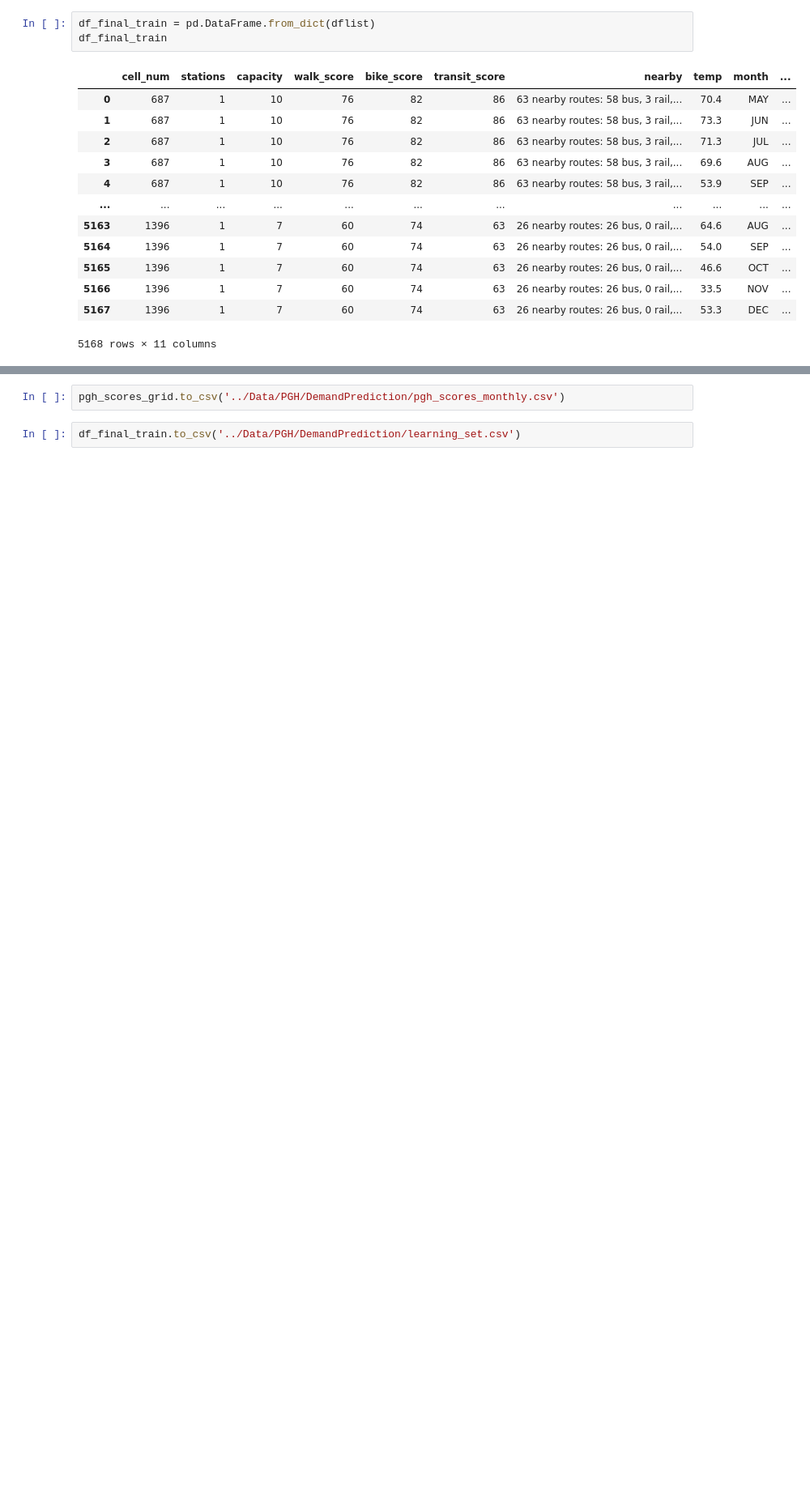
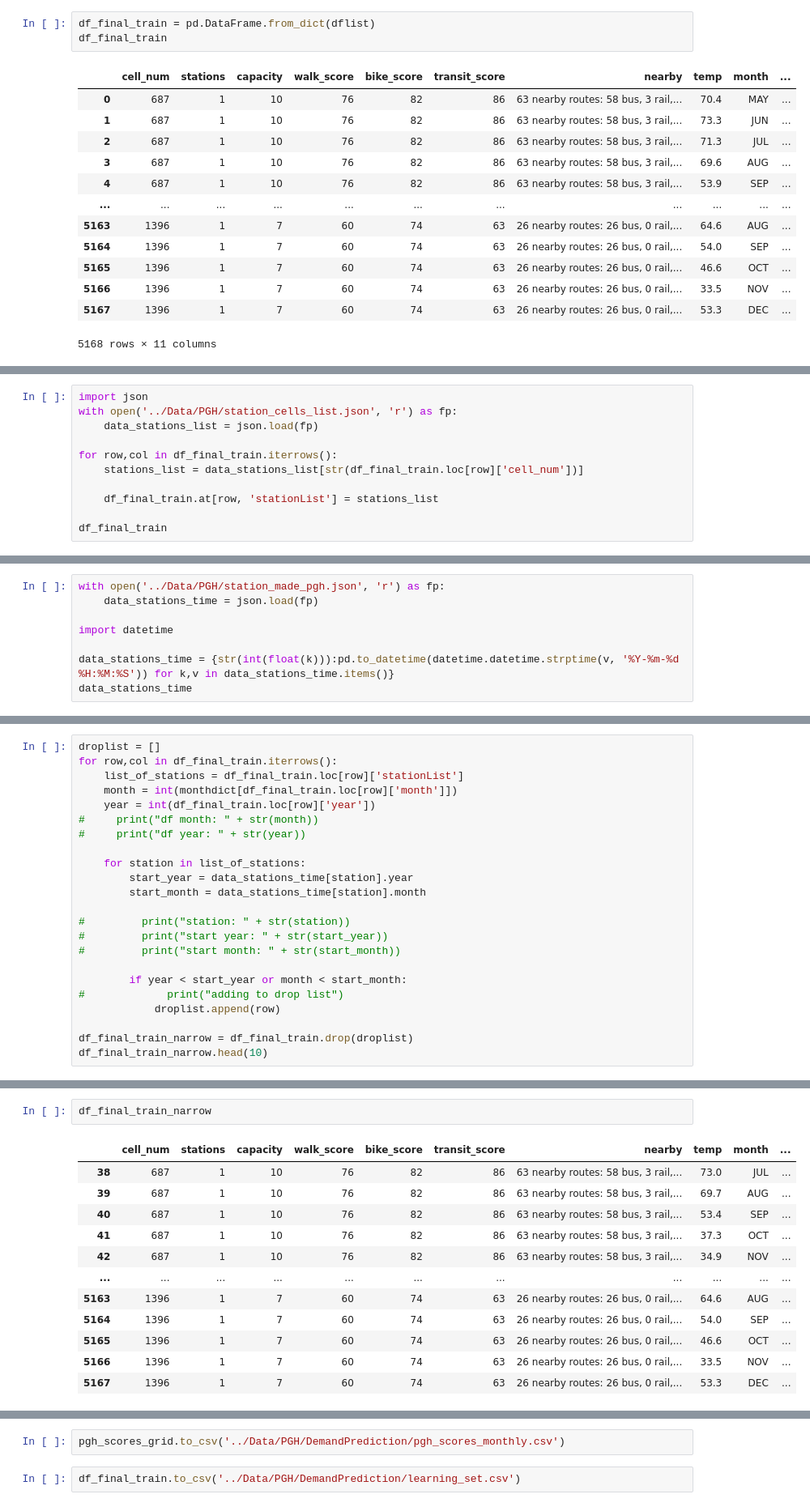
Before and after one commit to katelyn98/HealthyRide-Mapping, a Jupyter notebook: Notebooks/PGH ML DataSet.ipynb, the cells around one changed output, grey strips where cells are left out. Shown at 81% size. Cells and saved outputs as stored; diff of their text form; blank space fills up the shorter version.

Commit message:
fixing training set

```diff
--- a/Notebooks/PGH ML DataSet.ipynb
+++ b/Notebooks/PGH ML DataSet.ipynb
@@ -611,0 +634,11 @@ df_final_train
+# %%
+import json
+with open('../Data/PGH/station_cells_list.json', 'r') as fp:
+    data_stations_list = json.load(fp)
+
+for row,col in df_final_train.iterrows():
+    stations_list = data_stations_list[str(df_final_train.loc[row]['cell_num'])]
+
+    df_final_train.at[row, 'stationList'] = stations_list
+
+df_final_train
@@ -611,0 +659,8 @@ df_final_train
+# %%
+with open('../Data/PGH/station_made_pgh.json', 'r') as fp:
+    data_stations_time = json.load(fp)
+
+import datetime
+
+data_stations_time = {str(int(float(k))):pd.to_datetime(datetime.datetime.strptime(v, '%Y-%m-%d %H:%M:%S')) for k,v in data_stations_time.items()}
+data_stations_time
@@ -611,0 +693,23 @@ df_final_train
+# %%
+droplist = []
+for row,col in df_final_train.iterrows():
+    list_of_stations = df_final_train.loc[row]['stationList']
+    month = int(monthdict[df_final_train.loc[row]['month']])
+    year = int(df_final_train.loc[row]['year'])
+#     print("df month: " + str(month))
+#     print("df year: " + str(year))
+
+    for station in list_of_stations:
+        start_year = data_stations_time[station].year
+        start_month = data_stations_time[station].month
+
+#         print("station: " + str(station))
+#         print("start year: " + str(start_year))
+#         print("start month: " + str(start_month))
+
+        if year < start_year or month < start_month:
+#             print("adding to drop list")
+            droplist.append(row)
+
+df_final_train_narrow = df_final_train.drop(droplist)
+df_final_train_narrow.head(10)
@@ -611,0 +728,15 @@ df_final_train
+# %%
+df_final_train_narrow
+# %% [output]
+|  | cell_num | stations | capacity | walk_score | bike_score | transit_score | nearby | temp | month | ... |
+| 38 | 687 | 1 | 10 | 76 | 82 | 86 | 63 nearby routes: 58 bus, 3 rail,... | 73.0 | JUL | ... |
+| 39 | 687 | 1 | 10 | 76 | 82 | 86 | 63 nearby routes: 58 bus, 3 rail,... | 69.7 | AUG | ... |
+| 40 | 687 | 1 | 10 | 76 | 82 | 86 | 63 nearby routes: 58 bus, 3 rail,... | 53.4 | SEP | ... |
+| 41 | 687 | 1 | 10 | 76 | 82 | 86 | 63 nearby routes: 58 bus, 3 rail,... | 37.3 | OCT | ... |
+| 42 | 687 | 1 | 10 | 76 | 82 | 86 | 63 nearby routes: 58 bus, 3 rail,... | 34.9 | NOV | ... |
+| ... | ... | ... | ... | ... | ... | ... | ... | ... | ... | ... |
+| 5163 | 1396 | 1 | 7 | 60 | 74 | 63 | 26 nearby routes: 26 bus, 0 rail,... | 64.6 | AUG | ... |
+| 5164 | 1396 | 1 | 7 | 60 | 74 | 63 | 26 nearby routes: 26 bus, 0 rail,... | 54.0 | SEP | ... |
+| 5165 | 1396 | 1 | 7 | 60 | 74 | 63 | 26 nearby routes: 26 bus, 0 rail,... | 46.6 | OCT | ... |
+| 5166 | 1396 | 1 | 7 | 60 | 74 | 63 | 26 nearby routes: 26 bus, 0 rail,... | 33.5 | NOV | ... |
+| 5167 | 1396 | 1 | 7 | 60 | 74 | 63 | 26 nearby routes: 26 bus, 0 rail,... | 53.3 | DEC | ... |
```
Also changed, not shown: parts of 20 cells of this notebook, 3 other files.
